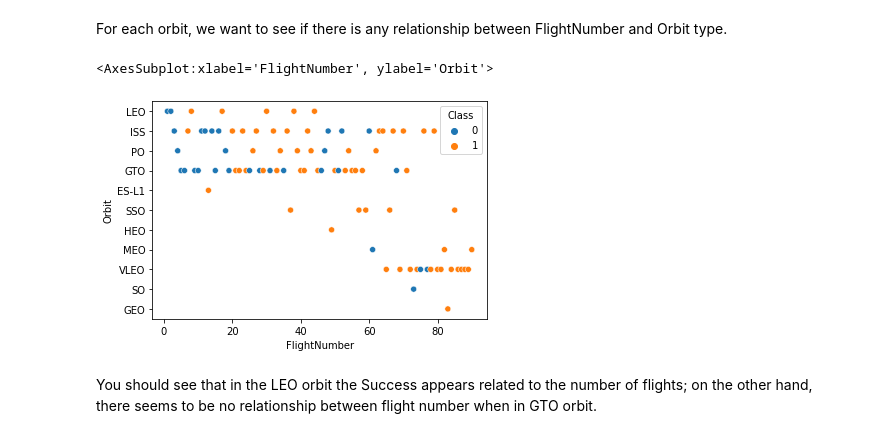
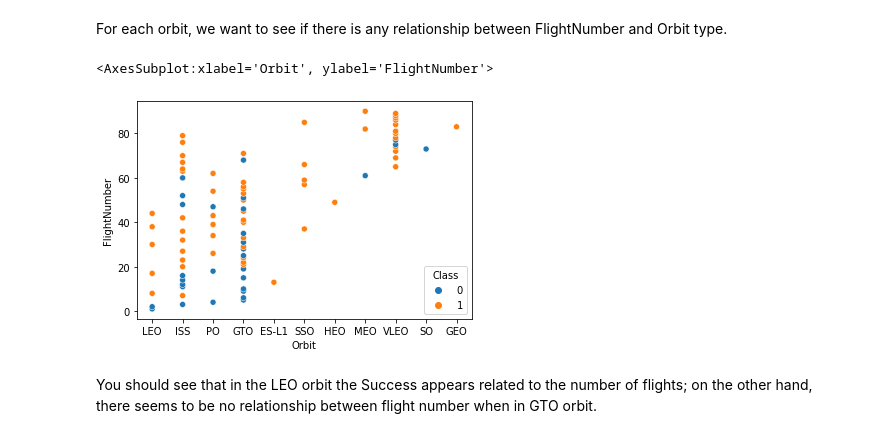
Before and after one commit to ankitparida/Applied-DataScience-Capstone, a Jupyter notebook: EDA with Data Visualization.ipynb, the cells around one changed output. Saved outputs shown, nothing was run; the diff lists cells and outputs as text; code cells hidden in the pictures.

```diff
--- a/EDA with Data Visualization.ipynb
+++ b/EDA with Data Visualization.ipynb
@@ -142,10 +142,10 @@ Analyze the ploted bar chart try to find which orbits have high sucess rate.
 For each orbit, we want to see if there is any relationship between FlightNumber and Orbit type.
 # %%
 # Plot a scatter point chart with x axis to be FlightNumber and y axis to be the Orbit, and hue to be the class value
-sns.scatterplot(x='FlightNumber',y='Orbit',data=df,hue="Class")
+sns.scatterplot(y='FlightNumber',x='Orbit',data=df,hue="Class")
 # %% [output]
-<AxesSubplot:xlabel='FlightNumber', ylabel='Orbit'>
+<AxesSubplot:xlabel='Orbit', ylabel='FlightNumber'>
-[figure, old version]
+[figure, new version]
 # %% [markdown]
 You should see that in the LEO orbit the Success appears related to the number of flights; on the other hand, there seems to be no relationship between flight number when in GTO orbit.
 # %% [markdown]
```
Also changed, not shown: parts of 1 cell of this notebook.
